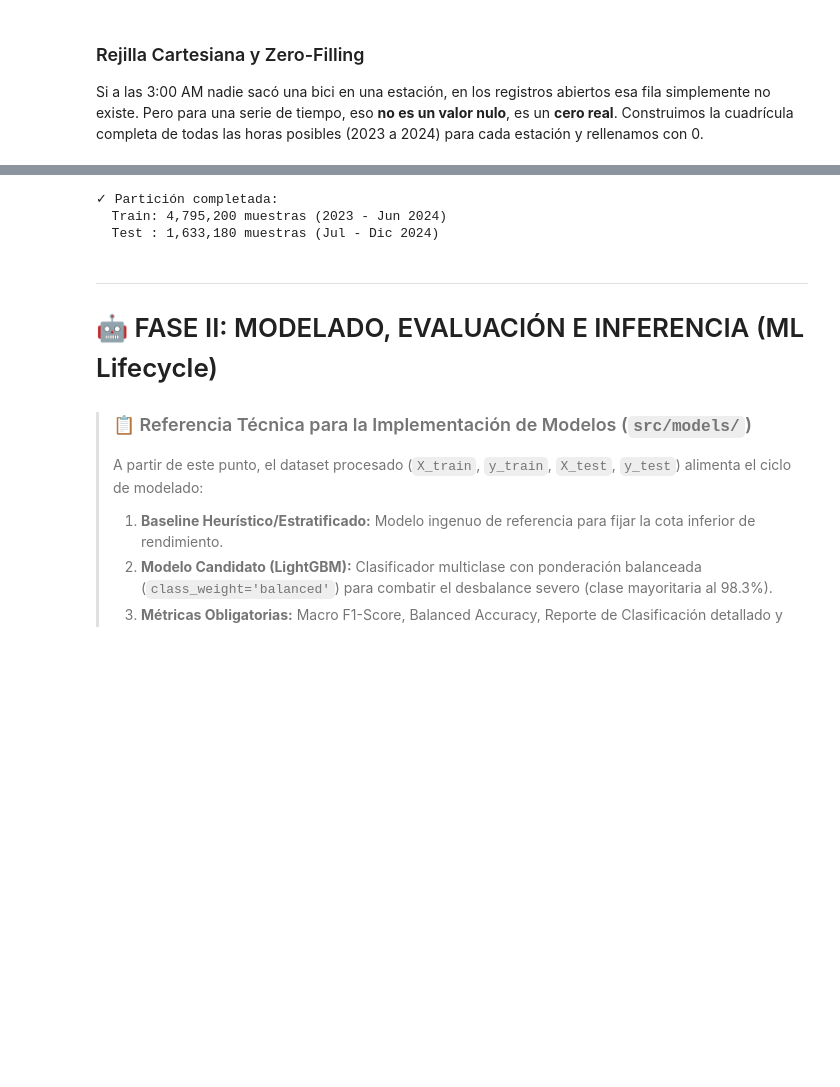
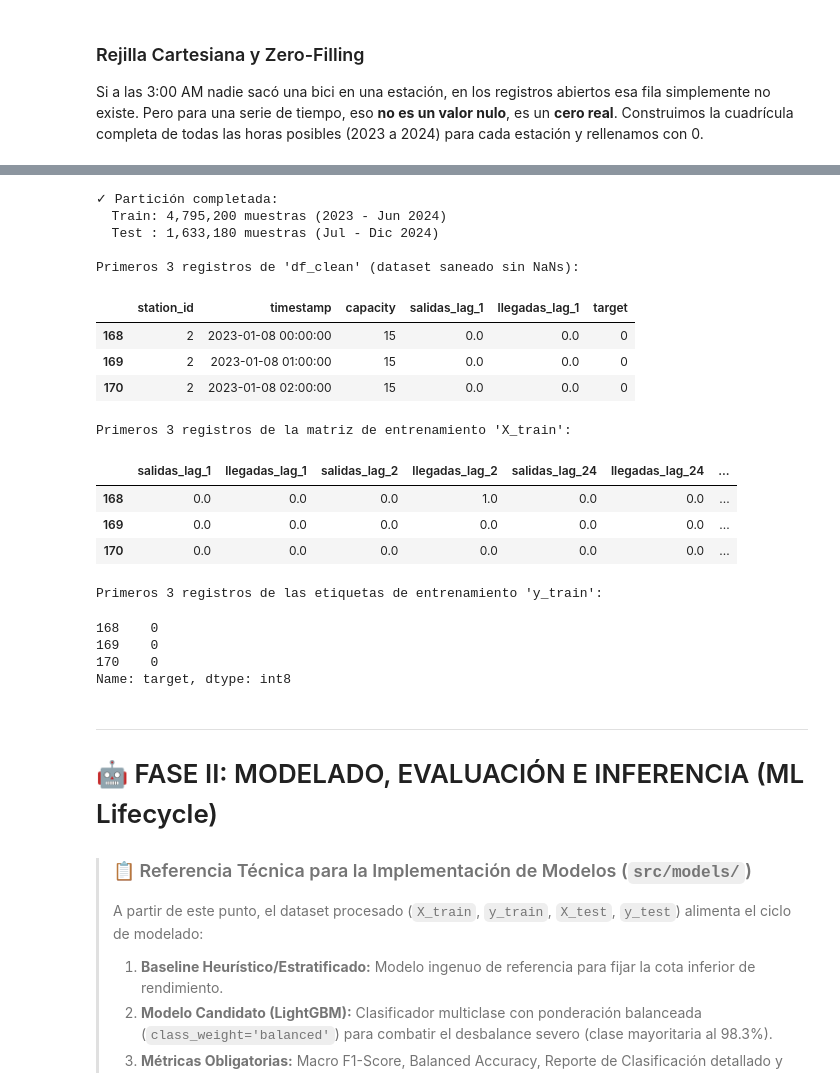
Before and after one commit to Diegob059/MLOps_Equipo30, a Jupyter notebook: MLOps_Equipo30/notebooks/1.0-pregunta-2-riesgo-estaciones.ipynb, the cells around one changed output, grey strips where cells are left out. Cells and saved outputs as stored; diff of their text form; code cells hidden in the pictures; blank space fills up the shorter version.

```diff
--- a/MLOps_Equipo30/notebooks/1.0-pregunta-2-riesgo-estaciones.ipynb
+++ b/MLOps_Equipo30/notebooks/1.0-pregunta-2-riesgo-estaciones.ipynb
@@ -309,32 +357,57 @@ print(f"✓ Creadas {len(feature_cols)} variables predictoras sin fuga de datos.
 # %%
 # 1.6 Partición Temporal Estricta y Sanitización (src/features/train_test_split.py)
 # Entradas: df con target y variables predictoras
 # Salidas : X_train, y_train, X_test, y_test listos para modelado
 # Regla Prod: Descarte de calentamiento (warm-up 168h) y división cronológica sin solapamiento
 
 # Filtrado de registros válidos (descarte de filas con NaN por lag_168 y filas terminales sin target)
 valid = (df['target'] != -1) & (df['salidas_lag_168'].notna())
 df_clean = df[valid]
 
 # Partición temporal:
 # Train: 2023-01-01 a 2024-06-30
 # Test : 2024-07-01 a 2024-12-31
 train_mask = df_clean['timestamp'] < '2024-07-01'
 test_mask = df_clean['timestamp'] >= '2024-07-01'
 
 X_train = df_clean.loc[train_mask, feature_cols]
 y_train = df_clean.loc[train_mask, 'target']
 
 X_test = df_clean.loc[test_mask, feature_cols]
 y_test = df_clean.loc[test_mask, 'target']
 
 print(f"✓ Partición completada:")
 print(f"  Train: {X_train.shape[0]:,} muestras (2023 - Jun 2024)")
-print(f"  Test : {X_test.shape[0]:,} muestras (Jul - Dic 2024)")
+print(f"  Test : {X_test.shape[0]:,} muestras (Jul - Dic 2024)\n")
+
+print("Primeros 3 registros de 'df_clean' (dataset saneado sin NaNs):")
+display(df_clean[['station_id', 'timestamp', 'capacity', 'salidas_lag_1', 'llegadas_lag_1', 'target']].head(3))
+
+print("\nPrimeros 3 registros de la matriz de entrenamiento 'X_train':")
+display(X_train.head(3))
+
+print("\nPrimeros 3 registros de las etiquetas de entrenamiento 'y_train':")
+display(y_train.head(3))
 # %% [output]
 ✓ Partición completada:
   Train: 4,795,200 muestras (2023 - Jun 2024)
   Test : 1,633,180 muestras (Jul - Dic 2024)
+
+Primeros 3 registros de 'df_clean' (dataset saneado sin NaNs):
+|  | station_id | timestamp | capacity | salidas_lag_1 | llegadas_lag_1 | target |
+| 168 | 2 | 2023-01-08 00:00:00 | 15 | 0.0 | 0.0 | 0 |
+| 169 | 2 | 2023-01-08 01:00:00 | 15 | 0.0 | 0.0 | 0 |
+| 170 | 2 | 2023-01-08 02:00:00 | 15 | 0.0 | 0.0 | 0 |
+Primeros 3 registros de la matriz de entrenamiento 'X_train':
+|  | salidas_lag_1 | llegadas_lag_1 | salidas_lag_2 | llegadas_lag_2 | salidas_lag_24 | llegadas_lag_24 | ... |
+| 168 | 0.0 | 0.0 | 0.0 | 1.0 | 0.0 | 0.0 | ... |
+| 169 | 0.0 | 0.0 | 0.0 | 0.0 | 0.0 | 0.0 | ... |
+| 170 | 0.0 | 0.0 | 0.0 | 0.0 | 0.0 | 0.0 | ... |
+Primeros 3 registros de las etiquetas de entrenamiento 'y_train':
+168    0
+169    0
+170    0
+Name: target, dtype: int8
 # %% [markdown]
 ---
 # 🤖 FASE II: MODELADO, EVALUACIÓN E INFERENCIA (ML Lifecycle)
```
Also changed, not shown: parts of 9 cells of this notebook.
